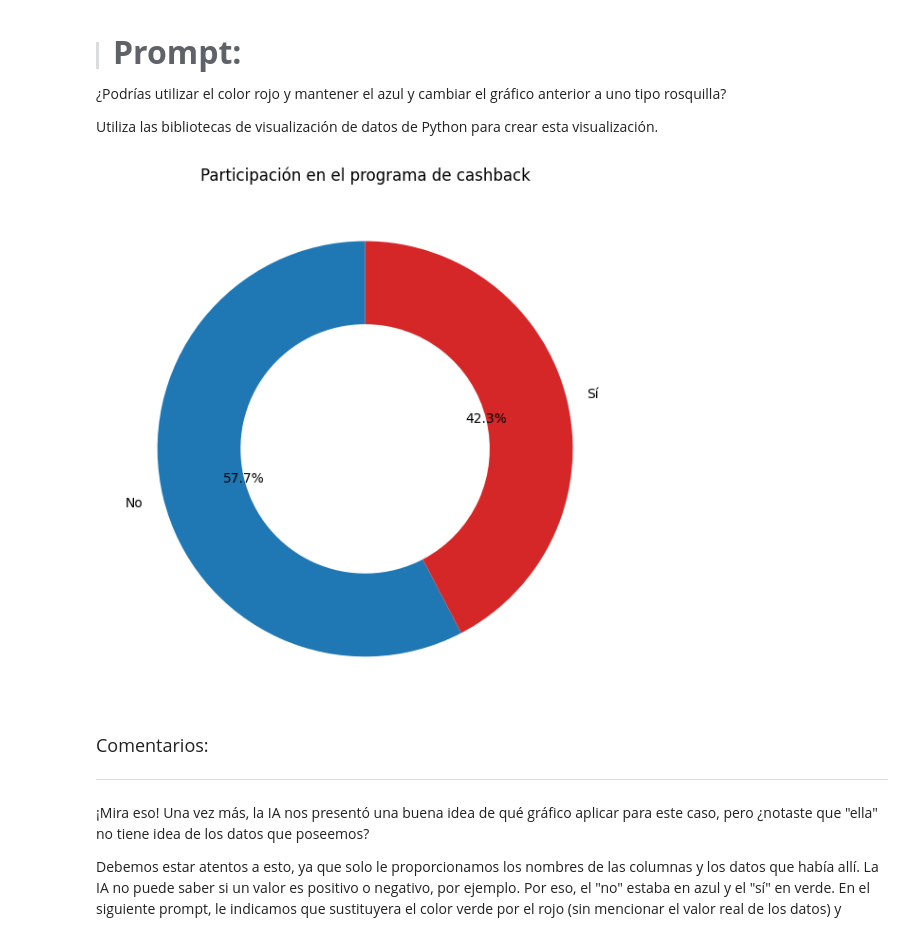
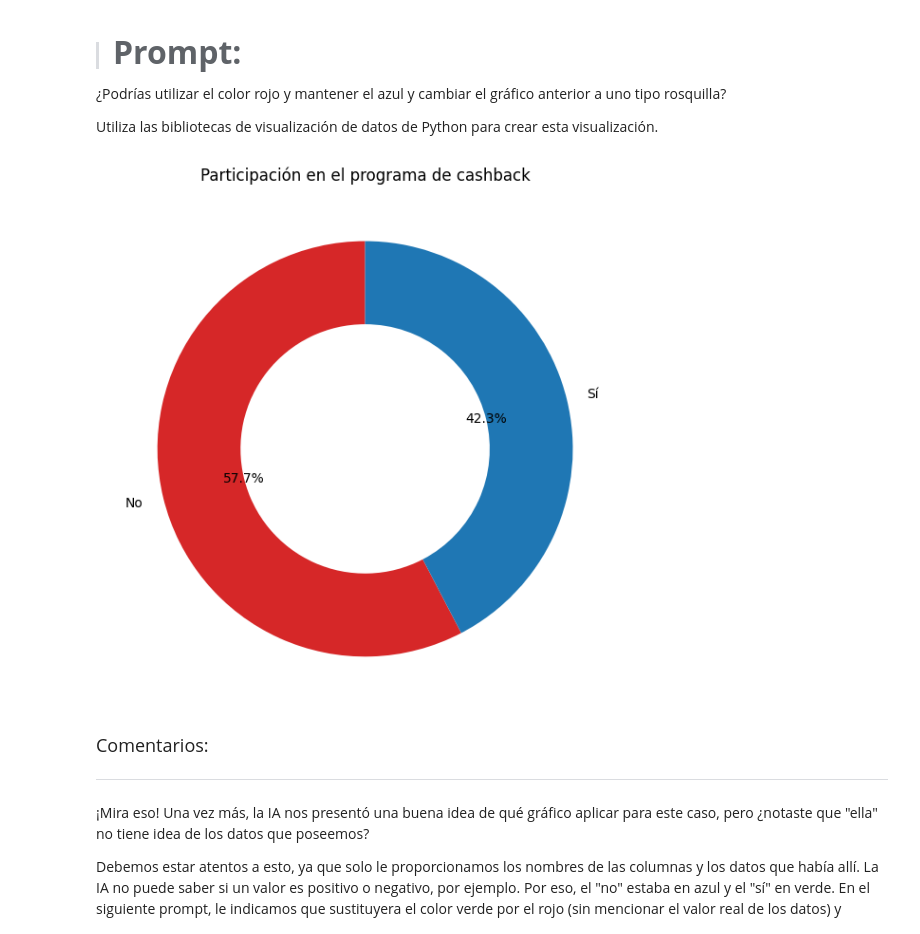
Before and after one commit to betorockers/DataScience_AluraLatam, a Jupyter notebook: 3-ETL/6-IA_aplicada_a_la_ciencia_de_datos/IA_aplicada_a_ciencia_de_datos.ipynb, the cells around one changed output. Drawn from its saved outputs; the diff is of its cells as text; code cells hidden in the pictures.

```diff
--- a/3-ETL/6-IA_aplicada_a_la_ciencia_de_datos/IA_aplicada_a_ciencia_de_datos.ipynb
+++ b/3-ETL/6-IA_aplicada_a_la_ciencia_de_datos/IA_aplicada_a_ciencia_de_datos.ipynb
@@ -745,25 +741,25 @@ Utiliza las bibliotecas de visualización de datos de Python para crear esta vis
 # %%
 # Contar la participación en el programa de cashback
 cashback_counts = df_unido['cashback'].value_counts()
 
 # Colores: azul y rojo
-colores = ['#1f77b4', '#d62728']  # azul y rojo
+colores = ['#d62728', '#1f77b4']  # azul y rojo
 
 # Gráfico tipo rosquilla (donut)
-plt.figure(figsize=(6,6))
-wedges, texts, autotexts = plt.pie(
-    cashback_counts,
-    labels=cashback_counts.index,
-    autopct='%1.1f%%',
-    startangle=90,
-    colors=colores,
+plt.figure(figsize=(6,6)) # Tamaño del gráfico
+wedges, texts, autotexts = plt.pie( #
+    cashback_counts, # Datos a graficar
+    labels=cashback_counts.index, # Etiquetas de las porciones
+    autopct='%1.1f%%', # Formato del porcentaje
+    startangle=90, # Ángulo de inicio
+    colors=colores, # Colores personalizados
     wedgeprops=dict(width=0.4)
-)
-plt.title('Participación en el programa de cashback')
-plt.tight_layout()
+) # wedgeprops para hacer un donut
+plt.title('Participación en el programa de cashback')# Título del gráfico
+plt.tight_layout() # Ajusta el diseño para evitar superposiciones
 plt.show()
 # %% [output]
-[figure, old version]
+[figure, new version]
 # %% [markdown]
 <font color="7b71ff" size=4> Comentarios: </font>
 
```
Also changed, not shown: parts of 29 cells of this notebook, 10 other files.
